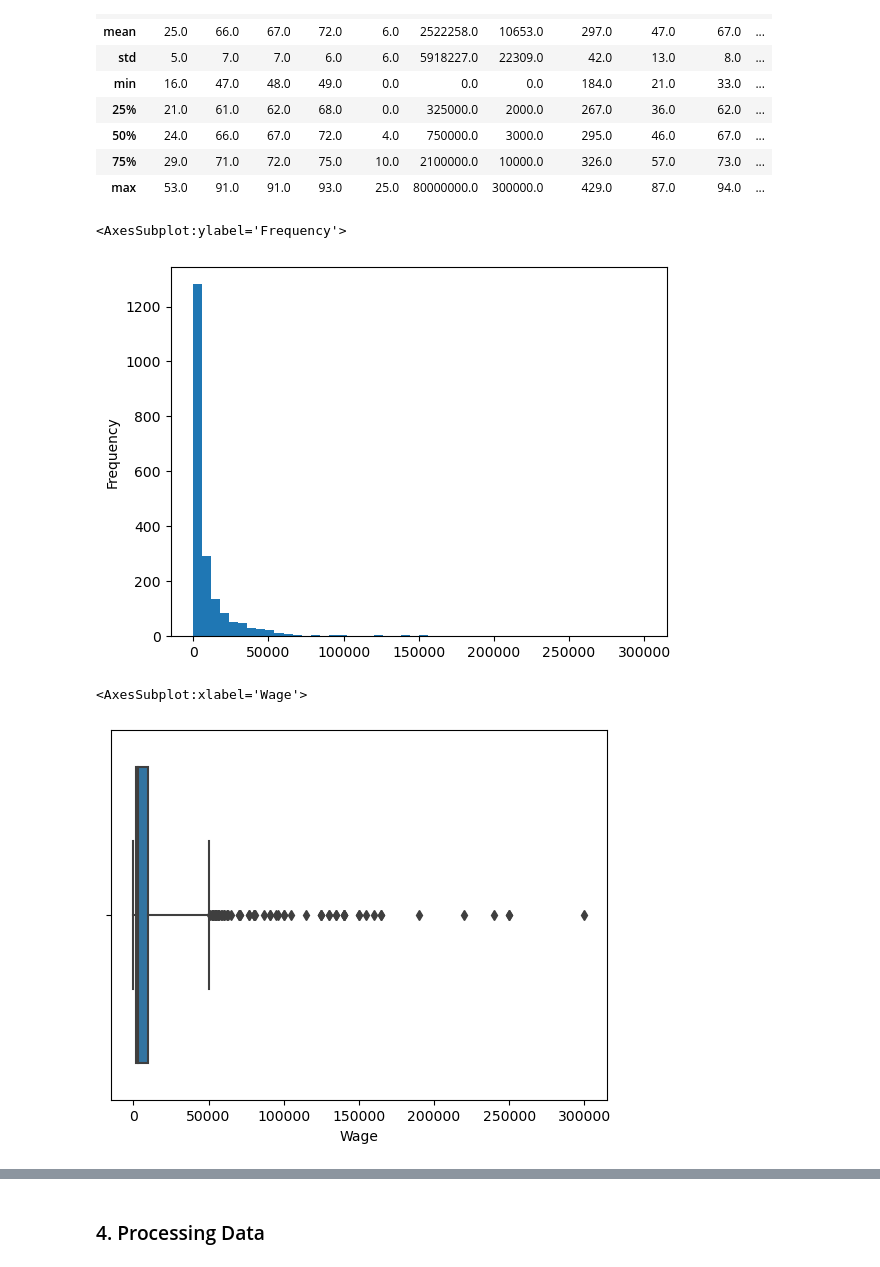
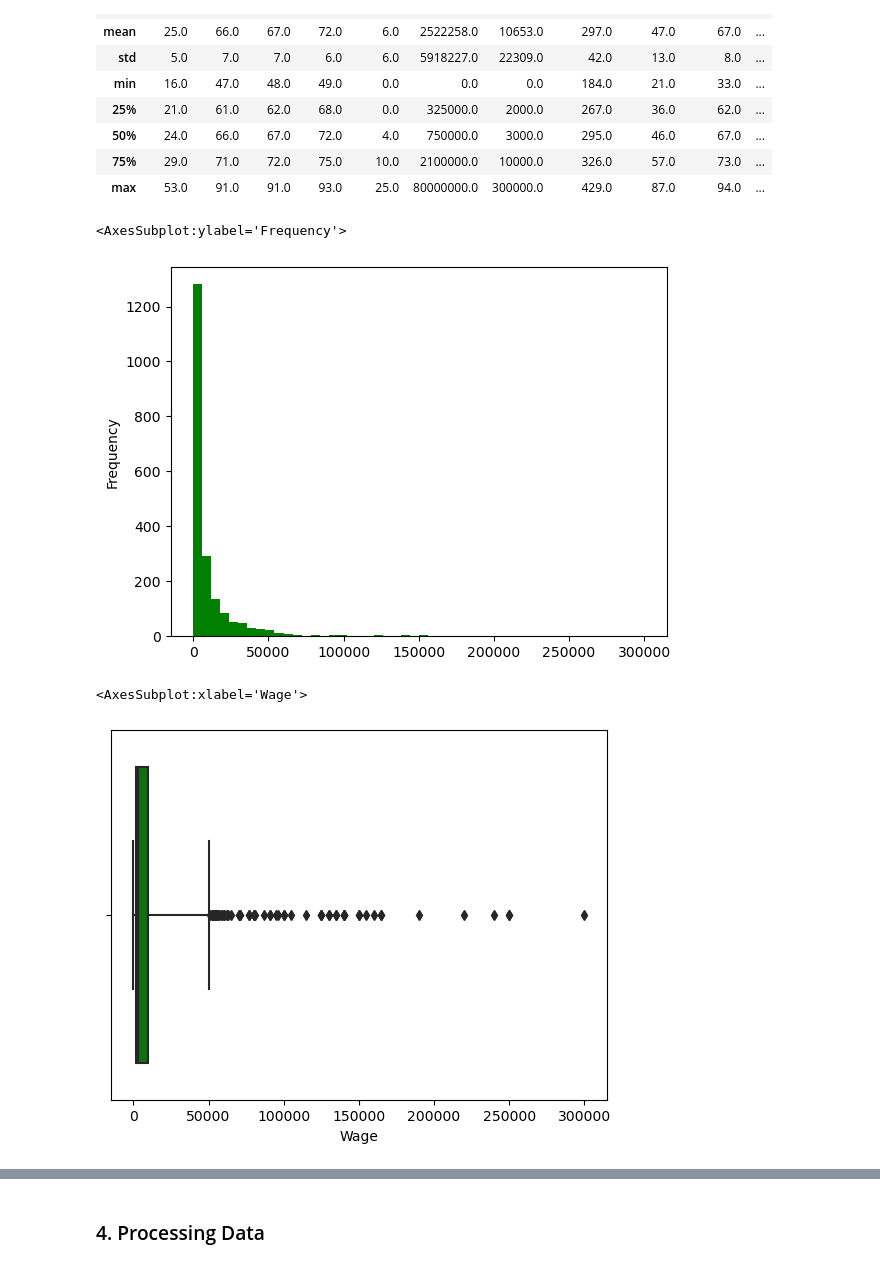
Before and after one commit to ieumann/data_mid_bootcamp_project_FIFA_MoneyBall, a Jupyter notebook: FIFA21_analysis-and-documentation.ipynb, the cells around one changed output, grey strips where cells are left out. Saved outputs shown, nothing was run; the diff lists cells and outputs as text; code cells hidden in the pictures.

```diff
--- a/FIFA21_analysis-and-documentation.ipynb
+++ b/FIFA21_analysis-and-documentation.ipynb
@@ -195,15 +194,15 @@ df_forward.describe().round()
 | 75% | 29.0 | 71.0 | 72.0 | 75.0 | 10.0 | 2100000.0 | 10000.0 | 326.0 | 57.0 | 73.0 | ... |
 | max | 53.0 | 91.0 | 91.0 | 93.0 | 25.0 | 80000000.0 | 300000.0 | 429.0 | 87.0 | 94.0 | ... |
 # %%
-df_forward['Wage'].plot(kind='hist', bins=50)
+df_forward['Wage'].plot(kind='hist', bins=50, color='green')
 # %% [output]
 <AxesSubplot:ylabel='Frequency'>
-[figure, old version]
+[figure, new version]
 # %%
 # To create a boxplot for the 'Wage' column.
-sns.boxplot(x='Wage', data=df_forward, whis=5)
+sns.boxplot(x='Wage', data=df_forward, whis=5, color='green')
 # I see there's one strong outlier.
 # %% [output]
 <AxesSubplot:xlabel='Wage'>
-[figure, old version]
+[figure, new version]
 # %%
```
Also changed, not shown: parts of 12 cells of this notebook.
